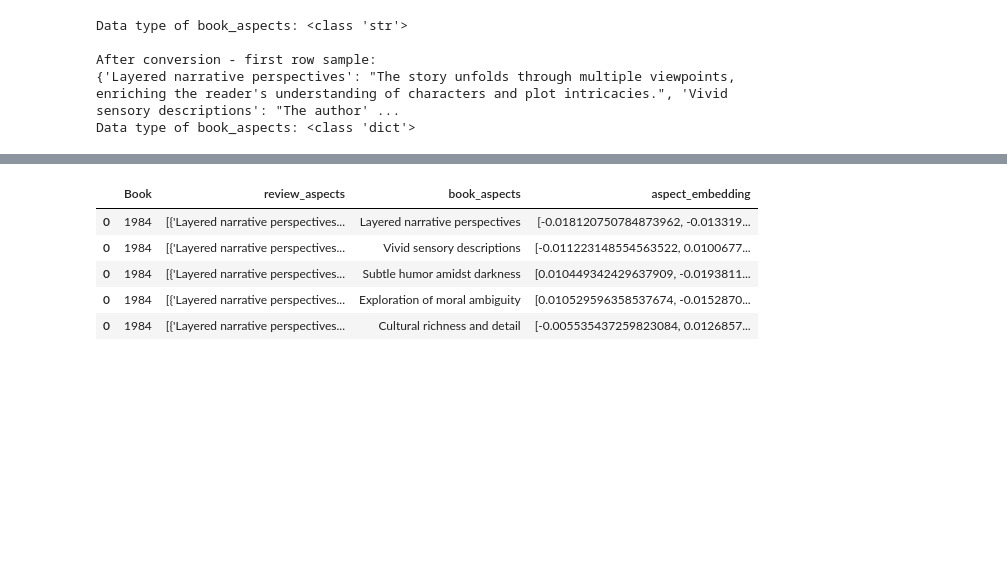
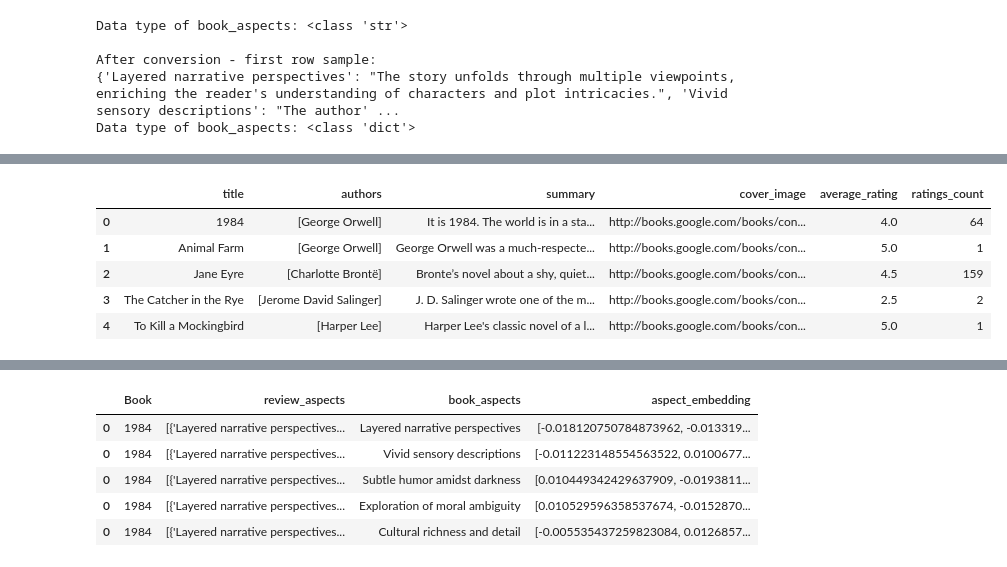
Before and after one commit to kayweeee/booksage, a Jupyter notebook: aspect_processing.ipynb, the cells around one changed output, grey strips where cells are left out. Cells and saved outputs as stored; diff of their text form; code cells hidden in the pictures; blank space fills up the shorter version.

```diff
--- a/aspect_processing.ipynb
+++ b/aspect_processing.ipynb
@@ -402,0 +472,12 @@ df_books.head()
+# %%
+df_metadata = pd.DataFrame(book_metadata)
+
+# Display the first few rows of metadata
+df_metadata.head()
+# %% [output]
+|  | title | authors | summary | cover_image | average_rating | ratings_count |
+| 0 | 1984 | [George Orwell] | It is 1984. The world is in a sta... | http://books.google.com/books/con... | 4.0 | 64 |
+| 1 | Animal Farm | [George Orwell] | George Orwell was a much-respecte... | http://books.google.com/books/con... | 5.0 | 1 |
+| 2 | Jane Eyre | [Charlotte Brontë] | Bronte’s novel about a shy, quiet... | http://books.google.com/books/con... | 4.5 | 159 |
+| 3 | The Catcher in the Rye | [Jerome David Salinger] | J. D. Salinger wrote one of the m... | http://books.google.com/books/con... | 2.5 | 2 |
+| 4 | To Kill a Mockingbird | [Harper Lee] | Harper Lee's classic novel of a l... | http://books.google.com/books/con... | 5.0 | 1 |
```
Also changed, not shown: parts of 7 cells of this notebook, 2 other files.
